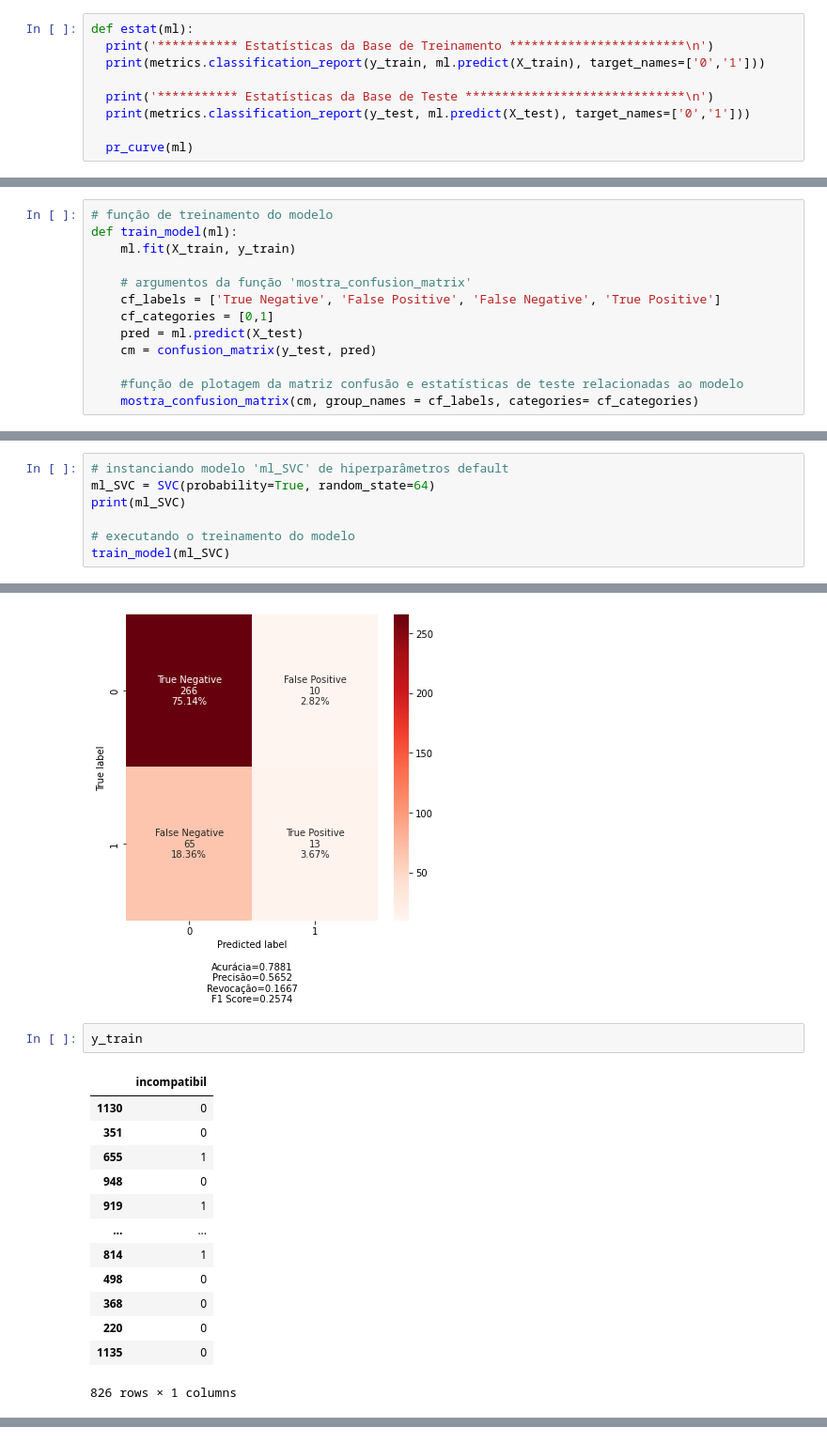
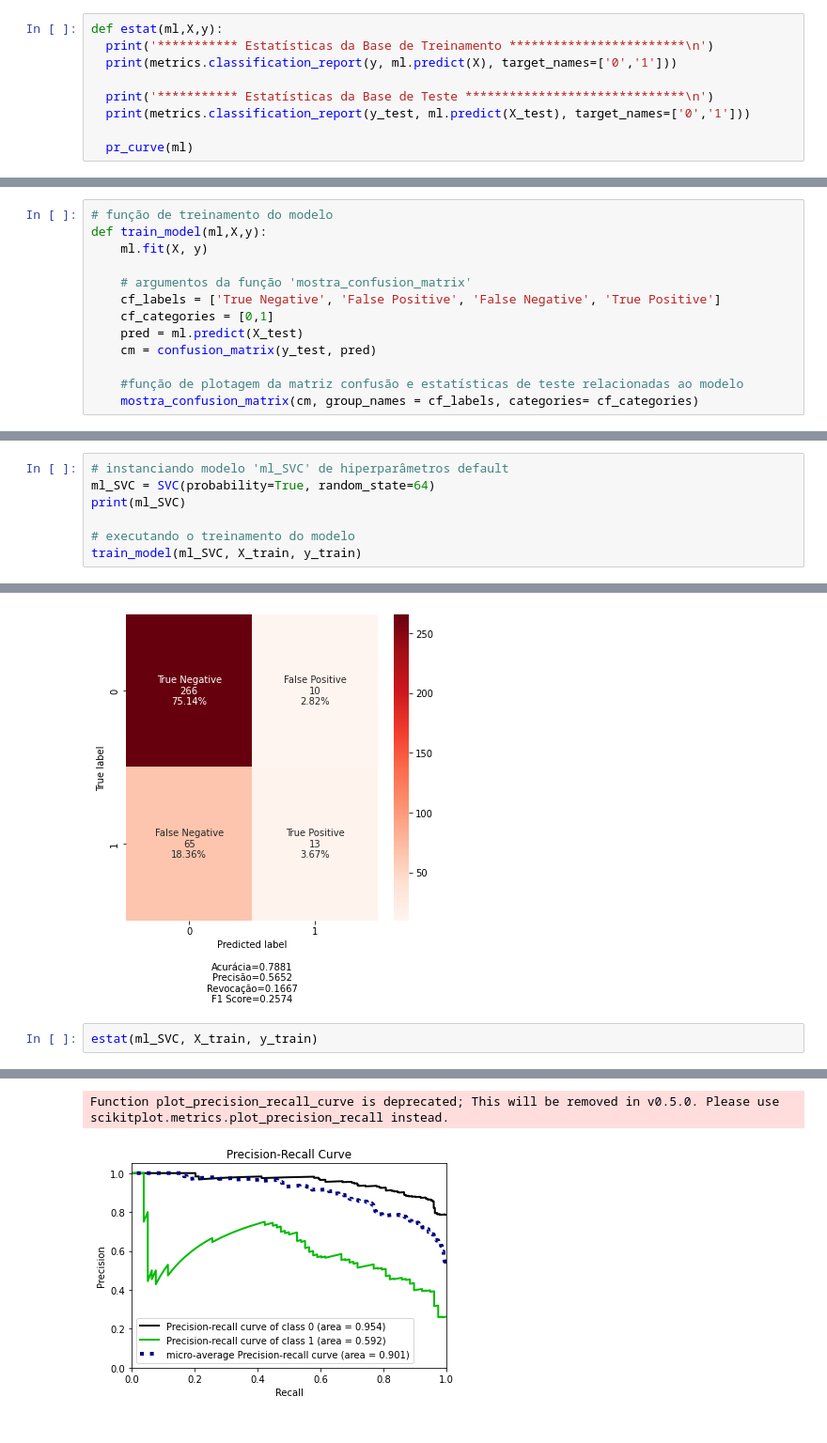
Before and after one commit to Mastroiani/TCC, a Jupyter notebook: SVM.ipynb, the cells around one changed output, grey strips where cells are left out. Shown at 94% size. Drawn from its saved outputs; the diff is of its cells as text.

```diff
--- a/SVM.ipynb
+++ b/SVM.ipynb
@@ -57,9 +72,9 @@ def pr_curve(ml):
   skplt.metrics.plot_precision_recall_curve(y_test, y_probas)
   plt.show()
 # %%
-def estat(ml):
+def estat(ml,X,y):
   print('*********** Estatísticas da Base de Treinamento ************************\n')
-  print(metrics.classification_report(y_train, ml.predict(X_train), target_names=['0','1']))
+  print(metrics.classification_report(y, ml.predict(X), target_names=['0','1']))
 
   print('*********** Estatísticas da Base de Teste ******************************\n')
   print(metrics.classification_report(y_test, ml.predict(X_test), target_names=['0','1']))
@@ -84,0 +149,13 @@ def pred_comp(ml):
+# %%
+# função de treinamento do modelo
+def train_model(ml,X,y):
+    ml.fit(X, y)
+
+    # argumentos da função 'mostra_confusion_matrix'
+    cf_labels = ['True Negative', 'False Positive', 'False Negative', 'True Positive']
+    cf_categories = [0,1]
+    pred = ml.predict(X_test)
+    cm = confusion_matrix(y_test, pred)
+
+    #função de plotagem da matriz confusão e estatísticas de teste relacionadas ao modelo
+    mostra_confusion_matrix(cm, group_names = cf_labels, categories= cf_categories)
@@ -163,13 +192,0 @@ def mostra_confusion_matrix(cf,
-# %%
-# função de treinamento do modelo
-def train_model(ml):
-    ml.fit(X_train, y_train)
-
-    # argumentos da função 'mostra_confusion_matrix'
-    cf_labels = ['True Negative', 'False Positive', 'False Negative', 'True Positive']
-    cf_categories = [0,1]
-    pred = ml.predict(X_test)
-    cm = confusion_matrix(y_test, pred)
-
-    #função de plotagem da matriz confusão e estatísticas de teste relacionadas ao modelo
-    mostra_confusion_matrix(cm, group_names = cf_labels, categories= cf_categories)
@@ -179,7 +198,7 @@ ml_SVC = SVC(probability=True, random_state=64)
 print(ml_SVC)
 
 # executando o treinamento do modelo
-train_model(ml_SVC)
+train_model(ml_SVC, X_train, y_train)
 # %% [output]
 SVC(C=1.0, break_ties=False, cache_size=200, class_weight=None, coef0=0.0,
     decision_function_shape='ovr', degree=3, gamma='scale', kernel='rbf',
@@ -187,19 +206,6 @@ SVC(C=1.0, break_ties=False, cache_size=200, class_weight=None, coef0=0.0,
     verbose=False)
 A column-vector y was passed when a 1d array was expected. Please change the shape of y to (n_samples, ), for example using ravel().
 [figure]
-# %%
-y_train
-# %% [output]
-|  | incompatibil |
-| 1130 | 0 |
-| 351 | 0 |
-| 655 | 1 |
-| 948 | 0 |
-| 919 | 1 |
-| ... | ... |
-| 814 | 1 |
-| 498 | 0 |
-| 368 | 0 |
-| 220 | 0 |
-| 1135 | 0 |
-826 rows × 1 columns
+# %%
+estat(ml_SVC, X_train, y_train)
+# %% [output]
@@ -205,0 +229,2 @@ y_train
+Function plot_precision_recall_curve is deprecated; This will be removed in v0.5.0. Please use scikitplot.metrics.plot_precision_recall instead.
+[figure, added]
```
Also changed, not shown: parts of 23 cells of this notebook.
